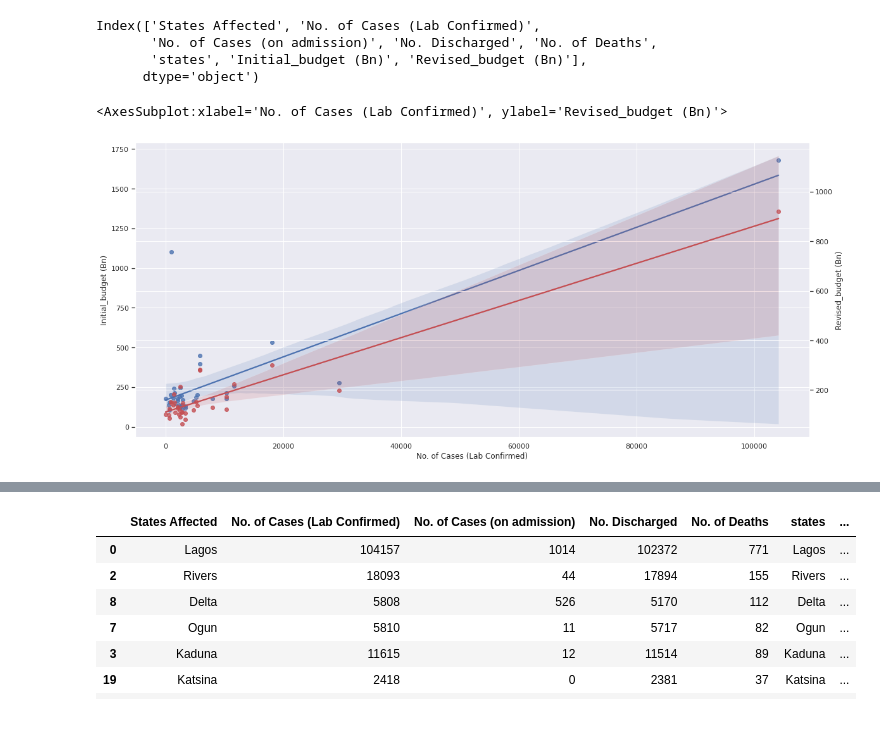
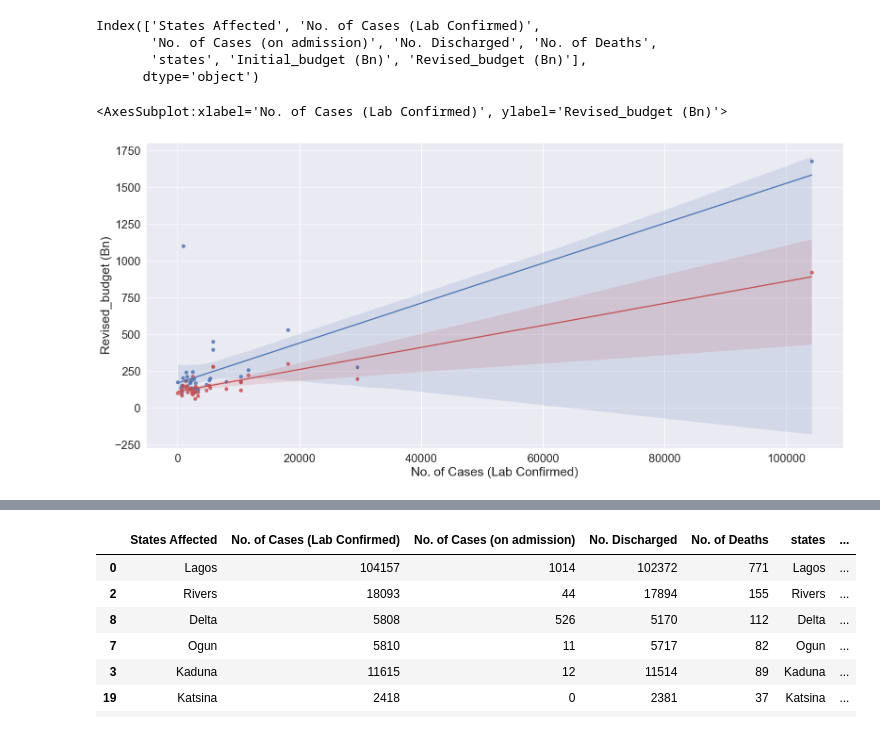
Before and after one commit to Yusufteppei/Nigeria-COVID-19-Data-Analysis-Using-Python, a Jupyter notebook: covidproject.ipynb, the cells around one changed output, grey strips where cells are left out. Cells and saved outputs as stored; diff of their text form; code cells hidden in the pictures.

```diff
--- a/covidproject.ipynb
+++ b/covidproject.ipynb
@@ -305,6 +302,7 @@ TODO D - Plot the top 10 Death cases
 # %%
 top_10_discharged = nigerian_covid.sort_values('No. of Deaths', ascending=False).head(10)
 sns.set(rc={'figure.figsize':(11,8)})
-sns.barplot(data=top_10_discharged, y='No. of Deaths', x='States Affected').set_title('Top 10 COVID  death cases in Nigeria')
+sns.set_context("paper", font_scale=2.0)
+sns.barplot(data=top_10_discharged, x='No. of Deaths', y='States Affected').set_title('Top 10 COVID  death cases in Nigeria')
 # %% [output]
 Text(0.5, 1.0, 'Top 10 COVID  death cases in Nigeria')
@@ -367,6 +364,8 @@ confirmed_
 confirmed_['Infection Rate']=confirmed_['Differential']
 # %%
 sns.set(rc={'figure.figsize': (17,8)})
-sns.lineplot(data=confirmed_, x='Date', y='Differential').set_title('Infection Rate')
+
+sns.set_context("paper", font_scale=2.0)
+sns.lineplot(data=confirmed_, x='Date', y='Differential').set_title('Infection Rate', fontsize=30)
 # %% [output]
 Text(0.5, 1.0, 'Infection Rate')
@@ -398,0 +408,4 @@ Steps
+# %%
+sns.set(rc={'figure.figsize': (17,8)})
+sns.set_context("paper", font_scale=2.0)
+sns.lineplot(data=death_, x='Date', y='Differential').set_title('Death Rate', fontsize=30)
@@ -698,6 +739,8 @@ new_df['Year Quarter'] = new_df['Year'].astype(str) + new_df['Quarter'].astype(s
 new_df['Year Quarter'] = pd.to_datetime(new_df['Year Quarter'])
 # %%
 ax=sns.lineplot(data=new_df, x='Year Quarter', y='Real GDP', color='r', linewidth=5, label='Real GDP(Nigeria)')
+
+sns.set_context("paper", font_scale=2.0)
 ax2=ax.twinx()
 sns.lineplot(data=confirmed_, ax=ax2,  x='Date', y='Cases', color='y', linewidth=5, label=' Global Covid Cases')
 # %% [output]
@@ -779,11 +838,11 @@ Index(['States Affected', 'No. of Cases (Lab Confirmed)',
       dtype='object')
 # %%
 ax=sns.regplot(data=budget_covid_df, x='No. of Cases (Lab Confirmed)', y='Initial_budget (Bn)', label='Initial')
-ax2=ax.twinx()
-sns.regplot(data=budget_covid_df, x='No. of Cases (Lab Confirmed)', y='Revised_budget (Bn)',ax=ax2, color='r', label='Revised')
+#ax2=ax.twinx()
+sns.regplot(data=budget_covid_df, x='No. of Cases (Lab Confirmed)', y='Revised_budget (Bn)', color='r', label='Revised')
 # %% [output]
 <AxesSubplot:xlabel='No. of Cases (Lab Confirmed)', ylabel='Revised_budget (Bn)'>
-[figure, old version]
+[figure, new version]
 # %%
 budget_covid_df.corr(method='spearman')
 # %% [output]
```
Also changed, not shown: parts of 70 cells of this notebook, 1 other file.
